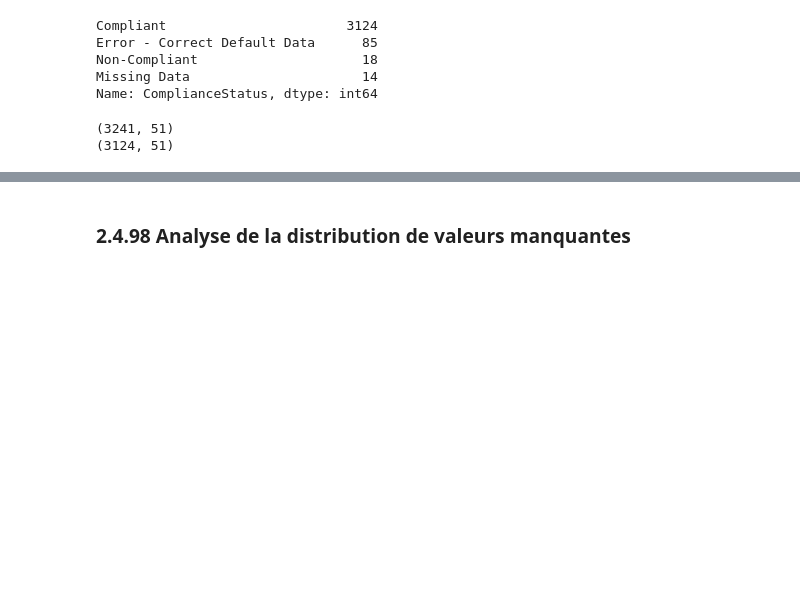
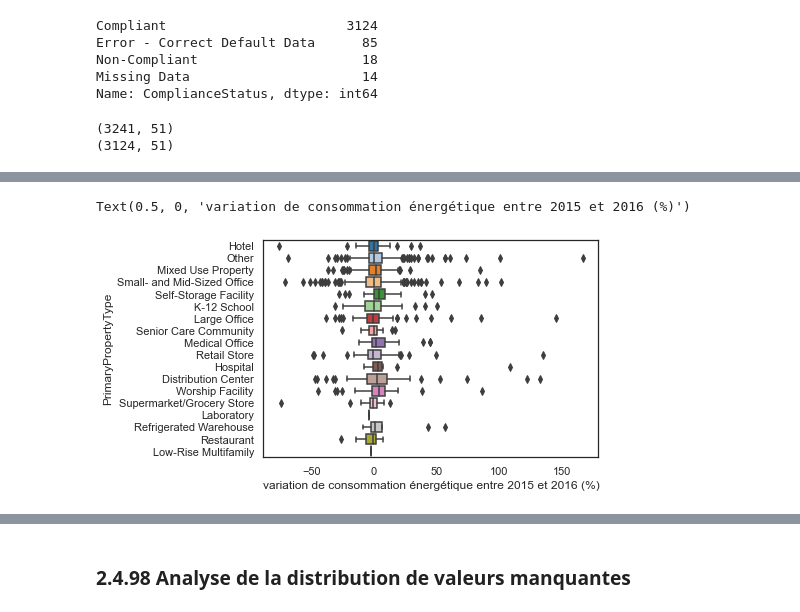
Before and after one commit to mrcreasey/oc-ds-p4-supervised-learning, a Jupyter notebook: Pélec_01_notebook.ipynb, the cells around one changed output, grey strips where cells are left out. Drawn from its saved outputs; the diff is of its cells as text; code cells hidden in the pictures; blank space fills up the shorter version.

```diff
--- a/Pélec_01_notebook.ipynb
+++ b/Pélec_01_notebook.ipynb
@@ -1249,0 +1287,3 @@ print(data_df.shape)
+# %%
+energy_use_outliers = energy_use['variation'] > 300
+print(energy_use[energy_use_outliers])
@@ -1249,0 +1308,3 @@ print(data_df.shape)
+# %%
+energy_use = energy_use[~energy_use_outliers]
+energy_use.describe()
@@ -1249,0 +1321,6 @@ print(data_df.shape)
+# %%
+sns.boxplot(data=energy_use, y='PrimaryPropertyType', x='variation')
+plt.xlabel('variation de consommation énergétique entre 2015 et 2016 (%)')
+# %% [output]
+Text(0.5, 0, 'variation de consommation énergétique entre 2015 et 2016 (%)')
+[figure, added]
```
Also changed, not shown: parts of 26 cells of this notebook, 1 other file.
